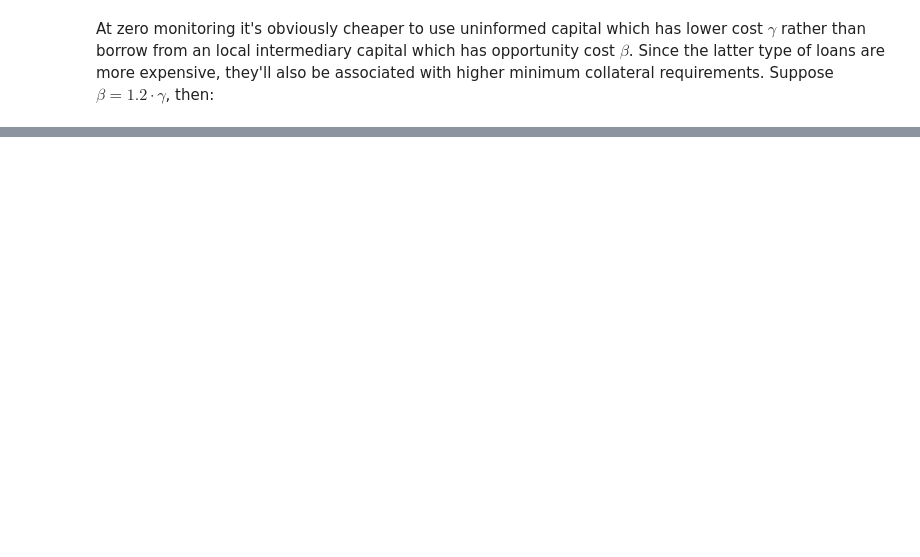
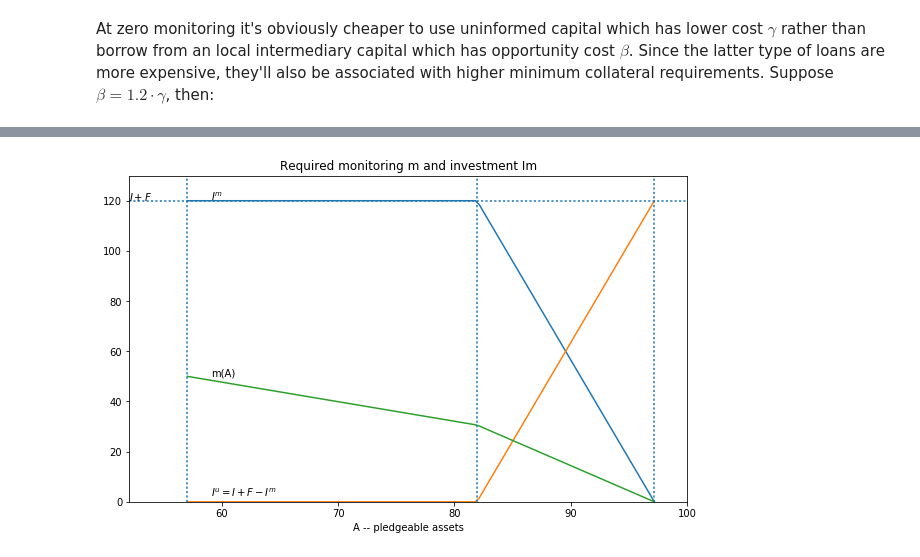
Before and after one commit to jhconning/social-finance, a Jupyter notebook: notebooks/socfin.ipynb, the cells around one changed output, grey strips where cells are left out. Cells and saved outputs as stored; diff of their text form; code cells hidden in the pictures; blank space fills up the shorter version.

```diff
--- a/notebooks/socfin.ipynb
+++ b/notebooks/socfin.ipynb
@@ -517,0 +249,4 @@ plotter(foo, title='Min. Collateral and monitoring intensity')
+# %%
+mfi.plotIm(mfi.beta)
+# %% [output]
+[figure, added]
```
Also changed, not shown: parts of 85 cells of this notebook.
